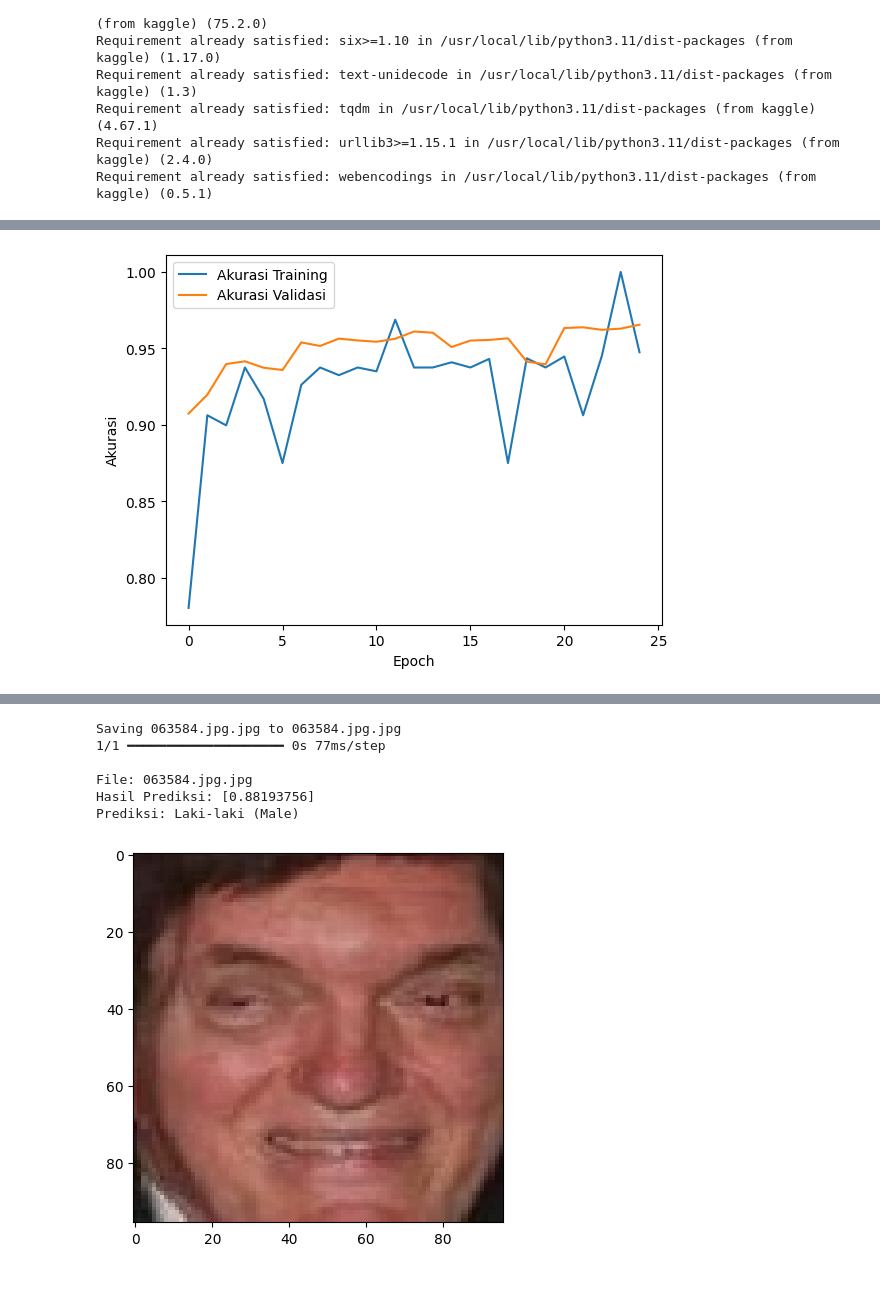
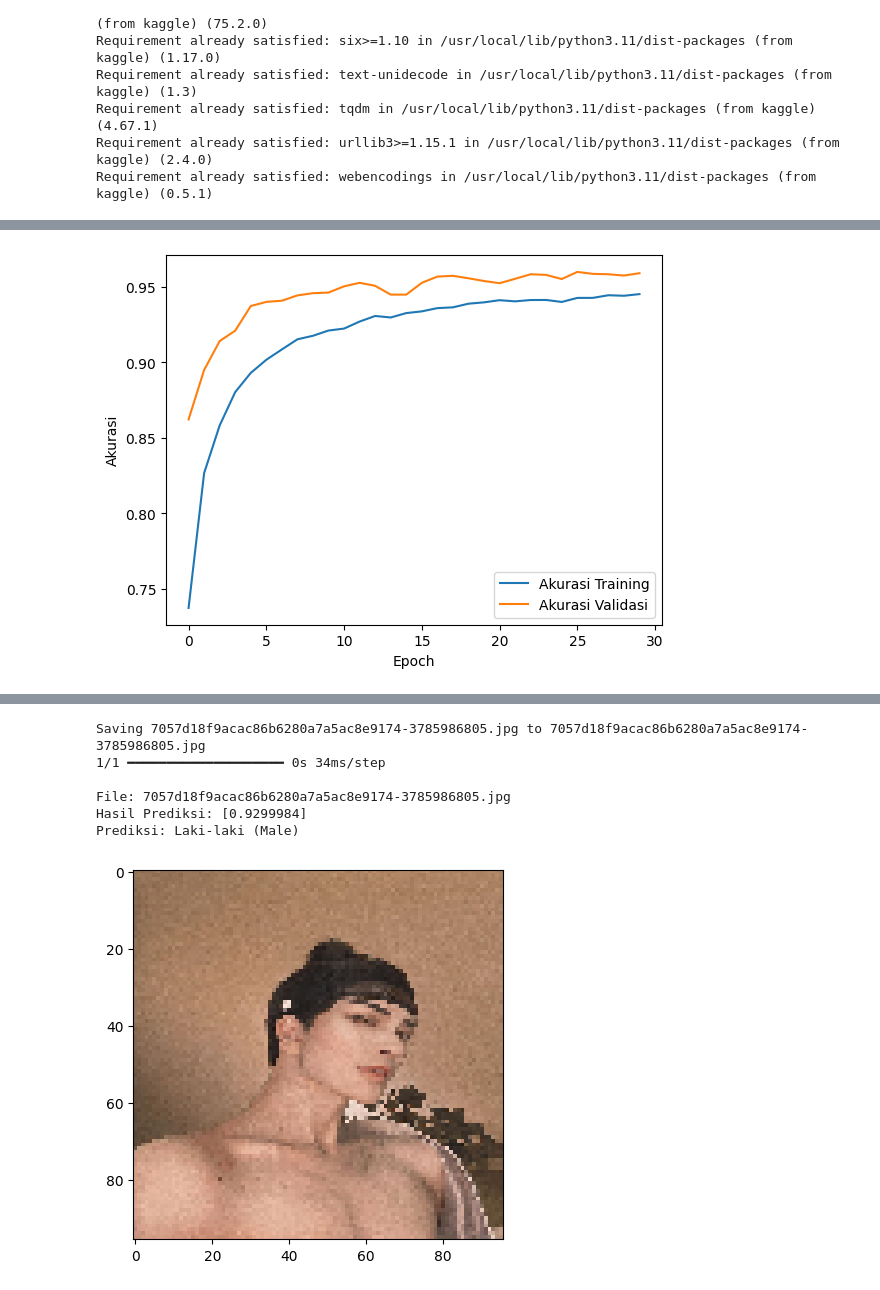
Before and after one commit to shitodcy/tugas-AI-face-recognition, a Jupyter notebook: Tugas_AI.ipynb, the cells around one changed output, grey strips where cells are left out. Cells and saved outputs as stored; diff of their text form; code cells hidden in the pictures.

```diff
--- a/Tugas_AI.ipynb
+++ b/Tugas_AI.ipynb
@@ -64,15 +73,15 @@ validation_datagen = ImageDataGenerator(rescale=1./255) # Cukup normalisasi untu
 # Menyiapkan batch data dari direktori
 train_generator = train_datagen.flow_from_directory(
     train_dir,
-    target_size=(96, 96),  # Mengubah ukuran semua gambar menjadi 96x96
-    batch_size=32,
-    class_mode='binary'  # Karena hanya ada 2 kelas: Female & Male
+    target_size=(96, 96),
+    batch_size=128,
+    class_mode='binary'
 )
 
 validation_generator = validation_datagen.flow_from_directory(
     validation_dir,
     target_size=(96, 96),
-    batch_size=32,
+    batch_size=128,
     class_mode='binary'
 )
 
@@ -81,24 +94,17 @@ print("Kelas yang ditemukan:", train_generator.class_indices)
 # %%
 model = Sequential([
-    # Layer Konvolusi pertama
-    Conv2D(32, (3, 3), activation='relu', input_shape=(96, 96, 3)),
+    # Input shape disesuaikan dengan target_size
+    Conv2D(16, (3, 3), activation='relu', input_shape=(96, 96, 3)),
     MaxPooling2D(2, 2),
 
-    # Layer Konvolusi kedua
-    Conv2D(64, (3, 3), activation='relu'),
+    Conv2D(32, (3, 3), activation='relu'),
     MaxPooling2D(2, 2),
 
-    # Layer Konvolusi ketiga
-    Conv2D(128, (3, 3), activation='relu'),
-    MaxPooling2D(2, 2),
+    # (Satu blok Conv2D dihilangkan untuk kecepatan)
 
-    # Meratakan hasil untuk dimasukkan ke ANN
     Flatten(),
-
-    # Layer ANN (Dense)
-    Dense(512, activation='relu'),
-    Dropout(0.5), # Mencegah overfitting
-    Dense(1, activation='sigmoid') # Output layer: sigmoid untuk klasifikasi biner
+    Dense(128, activation='relu'), # Neuron Dense dikurangi
+    Dense(1, activation='sigmoid')
 ])
 
 model.summary()
@@ -112,7 +140,7 @@ model.compile(loss='binary_crossentropy',
 history = model.fit(
     train_generator,
     steps_per_epoch=train_generator.samples // 32,  # Jumlah batch per epoch
-    epochs=25,  # Anda bisa menambah epoch untuk akurasi lebih baik
+    epochs=30,  # Anda bisa menambah epoch untuk akurasi lebih baik
     validation_data=validation_generator,
     validation_steps=validation_generator.samples // 32 # Jumlah batch validasi
 )
@@ -147,37 +174,38 @@ plt.ylabel('Akurasi')
 plt.legend()
 plt.show()
 
 # --- Contoh untuk memprediksi gambar baru ---
 from tensorflow.keras.preprocessing import image
 import numpy as np
 
 # Upload gambar wajah yang ingin Anda tes
 uploaded = files.upload()
 
 for fn in uploaded.keys():
   path = fn
+  # Load the image with the same target size as the training data
   img = image.load_img(path, target_size=(96, 96))
   imgplot = plt.imshow(img)
   x = image.img_to_array(img)
   x = np.expand_dims(x, axis=0)
   x = x / 255.0
 
   images = np.vstack([x])
-  classes = model.predict(images, batch_size=10)
+  classes = model.predict(images, batch_size=20)
   print(f"\nFile: {fn}")
   print(f"Hasil Prediksi: {classes[0]}")
 
   if classes[0] > 0.5:
     print("Prediksi: Laki-laki (Male)")
   else:
     print("Prediksi: Perempuan (Female)")
 # %% [output]
-[figure, old version]
+[figure, new version]
 [interactive output not drawn]
-Saving 063584.jpg.jpg to 063584.jpg.jpg
-1/1 ━━━━━━━━━━━━━━━━━━━━ 0s 77ms/step
+Saving 7057d18f9acac86b6280a7a5ac8e9174-3785986805.jpg to 7057d18f9acac86b6280a7a5ac8e9174-3785986805.jpg
+1/1 ━━━━━━━━━━━━━━━━━━━━ 0s 34ms/step
 
-File: 063584.jpg.jpg
-Hasil Prediksi: [0.88193756]
+File: 7057d18f9acac86b6280a7a5ac8e9174-3785986805.jpg
+Hasil Prediksi: [0.9299984]
 Prediksi: Laki-laki (Male)
-[figure, old version]
+[figure, new version]
```
Also changed, not shown: parts of 5 cells of this notebook.
